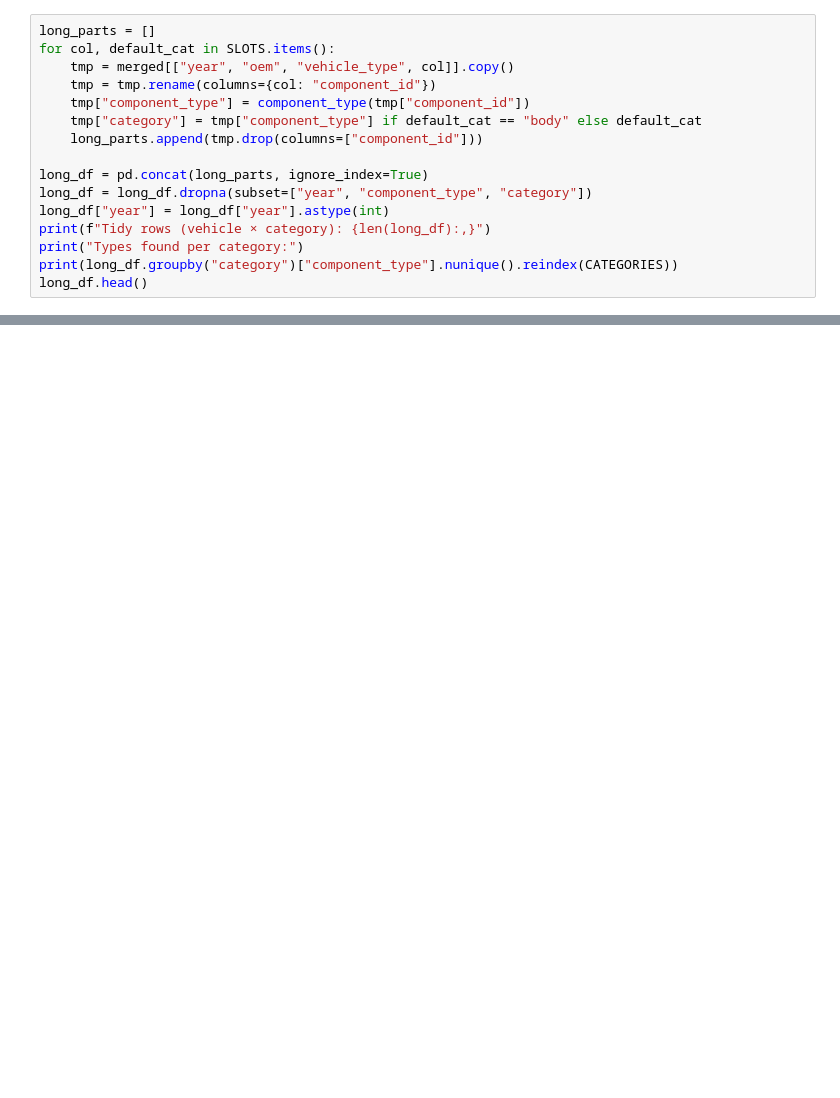
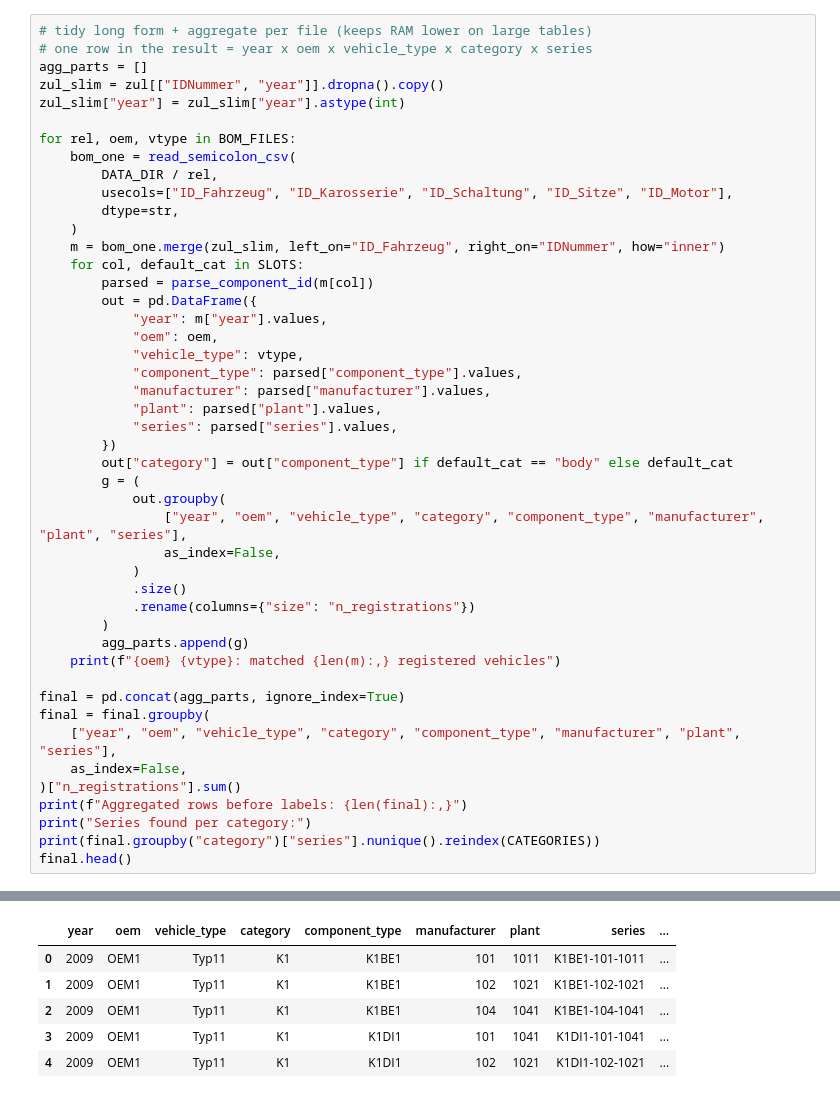
Before and after one commit to willi1234567899/IDA-SoSe26, a Jupyter notebook: SoSe26_Case_Study_Group_38.ipynb, the cells around one changed output, grey strips where cells are left out. Cells and saved outputs as stored; diff of their text form; blank space fills up the shorter version.

```diff
--- a/SoSe26_Case_Study_Group_38.ipynb
+++ b/SoSe26_Case_Study_Group_38.ipynb
@@ -206,16 +275,47 @@ merged = merged.drop(columns=["_merge"])
 # %%
-long_parts = []
-for col, default_cat in SLOTS.items():
-    tmp = merged[["year", "oem", "vehicle_type", col]].copy()
-    tmp = tmp.rename(columns={col: "component_id"})
-    tmp["component_type"] = component_type(tmp["component_id"])
-    tmp["category"] = tmp["component_type"] if default_cat == "body" else default_cat
-    long_parts.append(tmp.drop(columns=["component_id"]))
+# tidy long form + aggregate per file (keeps RAM lower on large tables)
+# one row in the result = year x oem x vehicle_type x category x series
+agg_parts = []
+zul_slim = zul[["IDNummer", "year"]].dropna().copy()
+zul_slim["year"] = zul_slim["year"].astype(int)
 
-long_df = pd.concat(long_parts, ignore_index=True)
-long_df = long_df.dropna(subset=["year", "component_type", "category"])
-long_df["year"] = long_df["year"].astype(int)
-print(f"Tidy rows (vehicle × category): {len(long_df):,}")
-print("Types found per category:")
-print(long_df.groupby("category")["component_type"].nunique().reindex(CATEGORIES))
-long_df.head()
+for rel, oem, vtype in BOM_FILES:
+    bom_one = read_semicolon_csv(
+        DATA_DIR / rel,
+        usecols=["ID_Fahrzeug", "ID_Karosserie", "ID_Schaltung", "ID_Sitze", "ID_Motor"],
+        dtype=str,
+    )
+    m = bom_one.merge(zul_slim, left_on="ID_Fahrzeug", right_on="IDNummer", how="inner")
+    for col, default_cat in SLOTS:
+        parsed = parse_component_id(m[col])
+        out = pd.DataFrame({
+            "year": m["year"].values,
+            "oem": oem,
+            "vehicle_type": vtype,
+            "component_type": parsed["component_type"].values,
+            "manufacturer": parsed["manufacturer"].values,
+            "plant": parsed["plant"].values,
+            "series": parsed["series"].values,
+        })
+        out["category"] = out["component_type"] if default_cat == "body" else default_cat
+        g = (
+            out.groupby(
+                ["year", "oem", "vehicle_type", "category", "component_type", "manufacturer", "plant", "series"],
+                as_index=False,
+            )
+            .size()
+            .rename(columns={"size": "n_registrations"})
+        )
+        agg_parts.append(g)
+    print(f"{oem} {vtype}: matched {len(m):,} registered vehicles")
+
+final = pd.concat(agg_parts, ignore_index=True)
+final = final.groupby(
+    ["year", "oem", "vehicle_type", "category", "component_type", "manufacturer", "plant", "series"],
+    as_index=False,
+)["n_registrations"].sum()
+print(f"Aggregated rows before labels: {len(final):,}")
+print("Series found per category:")
+print(final.groupby("category")["series"].nunique().reindex(CATEGORIES))
+final.head()
+# %% [output]
@@ -222,3 +337,9 @@ long_df.head()
+|  | year | oem | vehicle_type | category | component_type | manufacturer | plant | series | ... |
+| 0 | 2009 | OEM1 | Typ11 | K1 | K1BE1 | 101 | 1011 | K1BE1-101-1011 | ... |
+| 1 | 2009 | OEM1 | Typ11 | K1 | K1BE1 | 102 | 1021 | K1BE1-102-1021 | ... |
+| 2 | 2009 | OEM1 | Typ11 | K1 | K1BE1 | 104 | 1041 | K1BE1-104-1041 | ... |
+| 3 | 2009 | OEM1 | Typ11 | K1 | K1DI1 | 101 | 1041 | K1DI1-101-1041 | ... |
+| 4 | 2009 | OEM1 | Typ11 | K1 | K1DI1 | 102 | 1021 | K1DI1-102-1021 | ... |
 # %% [markdown]
 ## 3. Creation of the final dataset
 
```
Also changed, not shown: parts of 20 cells of this notebook, 2 other files.
